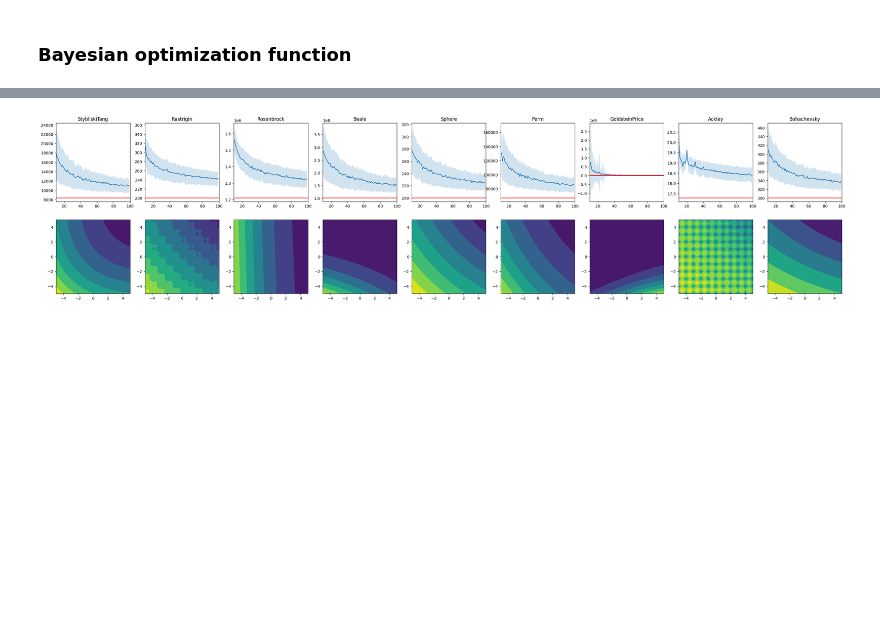
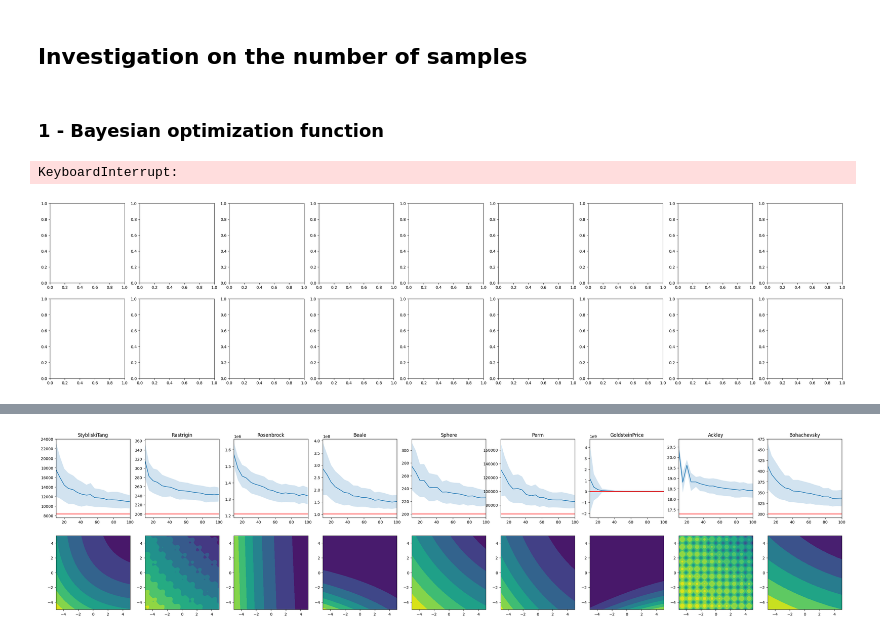
Before and after one commit to oselin/algorithm_development, a Jupyter notebook: performance_analysis.ipynb, the cells around one changed output, grey strips where cells are left out. Saved outputs shown, nothing was run; the diff lists cells and outputs as text; code cells hidden in the pictures; blank space fills up the shorter version.

```diff
--- a/performance_analysis.ipynb
+++ b/performance_analysis.ipynb
@@ -8,5 +8,50 @@ from algorithms import *
 from benchmark import *
 
 test_functions =[StybliskiTang, Rastrigin, Rosenbrock, Beale, Sphere, Perm, GoldsteinPrice, Ackley, Bohachevsky]
+# %% [markdown]
+## Investigation on the number of samples
 # %% [markdown]
-### Bayesian optimization function
+### 1 - Bayesian optimization function
+# %%
+tests = 250
+budgets = np.linspace(10,100,18, dtype=int)
+
+X1 =  X2 = np.linspace(-5, 5, 101)
+points = np.array([[x1,x2] for x1 in X1 for x2 in X2])
+
+fig, ax = plt.subplots(2, len(test_functions), figsize=(4*len(test_functions),8))
+
+
+for idx, fcn in enumerate(test_functions):
+
+    Fx = fcn(points.T)
+    # Iterate over the budgets
+    Ymean, Ystd, Ytests = [], [], []
+
+    for budget in budgets:
+        Ytests.clear()
+        # Perform the tests
+        for test in range(tests):
+            Xmin, Ymin, _, _ = bayesian_optimization(fcn, n_samples=15, sampling_budget=budget, dimension=2, boundaries=[[-5, -5],[5,5]])
+
+            Ytests.append(Ymin)
+
+        Ymean.append(np.mean(Ytests))
+        Ystd.append(np.std(Ytests))
+
+    # Estimate mean and std of the tests
+    Ymean, Ystd = np.array(Ymean), np.array(Ystd)
+
+    # Plot the performances
+    ax[0,idx].plot(budgets, Ymean)
+    ax[0,idx].fill_between(budgets, Ymean - Ystd, Ymean + Ystd, alpha=0.2, label='Standard Deviation')
+    ax[0,idx].axhline(y = np.min(Fx), color = 'r', linestyle = '-')
+    ax[0,idx].set_xlim(xmin=budgets[0], xmax=budgets[-1])
+    ax[0,idx].set_title(fcn.__name__)
+    ax[1,idx].contourf(X1,X2,Fx.reshape(101,101).T)
+    ax[1,idx].axis('scaled')
+
+plt.show()
+# %% [output]
+KeyboardInterrupt:
+[figure, added]
```
Also changed, not shown: parts of 31 cells of this notebook, 5 other files.
